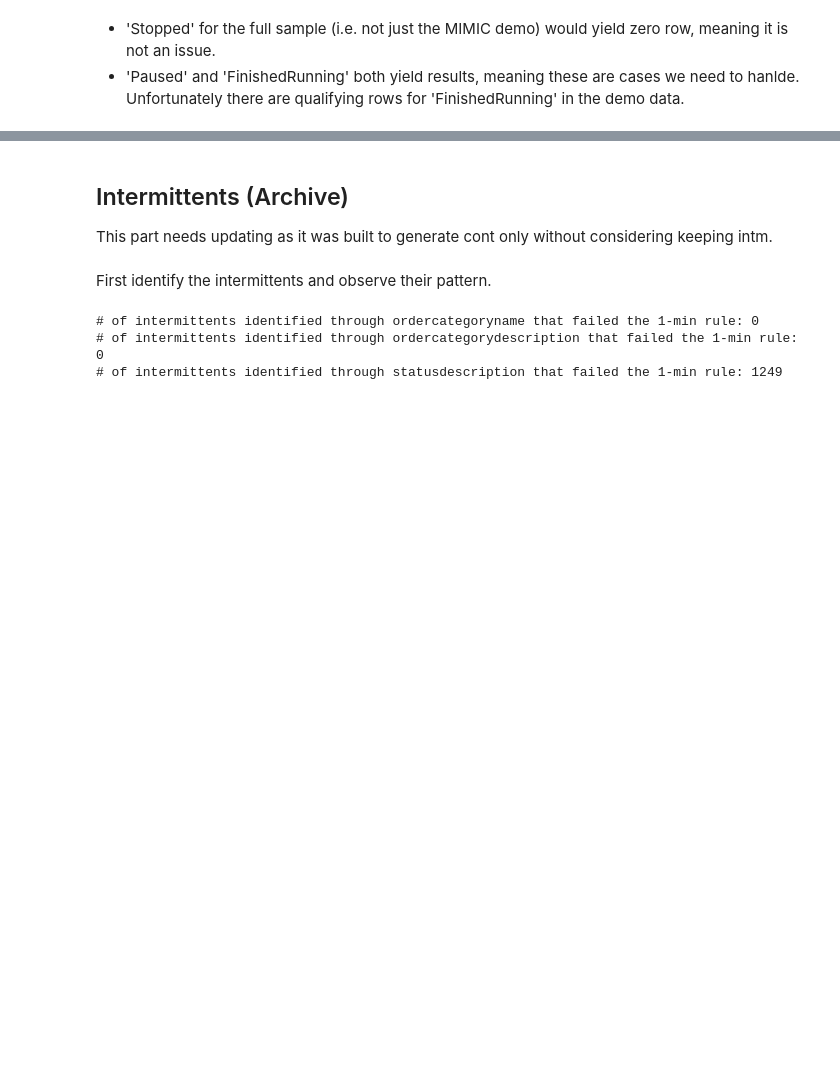
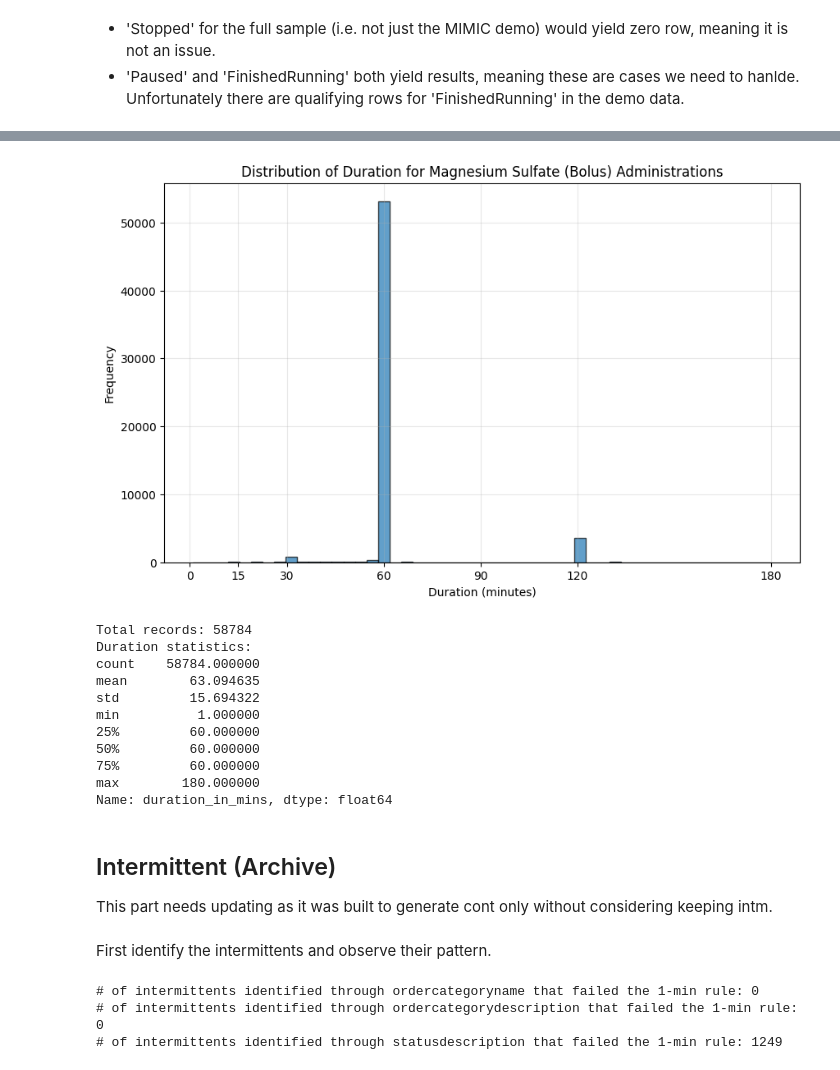
Before and after one commit to Common-Longitudinal-ICU-data-Format/CLIF-MIMIC, a Jupyter notebook: notebooks/med_admin_dev.ipynb, the cells around one changed output, grey strips where cells are left out. Saved outputs shown, nothing was run; the diff lists cells and outputs as text; code cells hidden in the pictures; blank space fills up the shorter version.

```diff
--- a/notebooks/med_admin_dev.ipynb
+++ b/notebooks/med_admin_dev.ipynb
@@ -401,0 +512,10 @@ longer = cont_only.query("linkorderid == 294375").melt(
+# %%
+query = f"""
+SELECT *
+FROM med_selected_and_mapped
+WHERE to_table = 'intm'
+ORDER BY hadm_id, med_category, starttime, endtime, linkorderid
+-- ORDER BY hadm_id, starttime, linkorderid, med_category, endtime
+"""
+intm_only = duckdb.sql(query).df()
+len(intm_only)
@@ -402,5 +542,43 @@ longer = cont_only.query("linkorderid == 294375").melt(
+# %%
+mg_bolus = intm_only.query("label == 'Magnesium Sulfate (Bolus)' and duration_in_mins <= 180")
+
+import matplotlib.pyplot as plt
+
+# Plot histogram of duration_in_mins for mg_bolus
+plt.figure(figsize=(10, 6))
+plt.hist(mg_bolus['duration_in_mins'], bins=50, alpha=0.7, edgecolor='black')
+plt.xlabel('Duration (minutes)')
+plt.ylabel('Frequency')
+plt.title('Distribution of Duration for Magnesium Sulfate (Bolus) Administrations')
+
+# Mark specific time points on x-axis
+plt.xticks([0, 15, 30, 60, 90, 120, 180], ['0', '15', '30', '60', '90', '120', '180'])
+
+#plt.legend()
+#plt.xscale('log')
+#plt.yscale('log')
+plt.grid(True, alpha=0.3)
+plt.show()
+
+# Print some summary statistics
+print(f"Total records: {len(mg_bolus)}")
+print(f"Duration statistics:")
+print(mg_bolus['duration_in_mins'].describe())
+# %% [output]
+[figure, added]
+Total records: 58784
+Duration statistics:
+count    58784.000000
+mean        63.094635
+std         15.694322
+min          1.000000
+25%         60.000000
+50%         60.000000
+75%         60.000000
+max        180.000000
+Name: duration_in_mins, dtype: float64
 # %% [markdown]
-## Intermittents (Archive)
+## Intermittent (Archive)
 This part needs updating as it was built to generate cont only without considering keeping intm.
 # %% [markdown]
 First identify the intermittents and observe their pattern.
```
Also changed, not shown: parts of 31 cells of this notebook, 1 other file.
